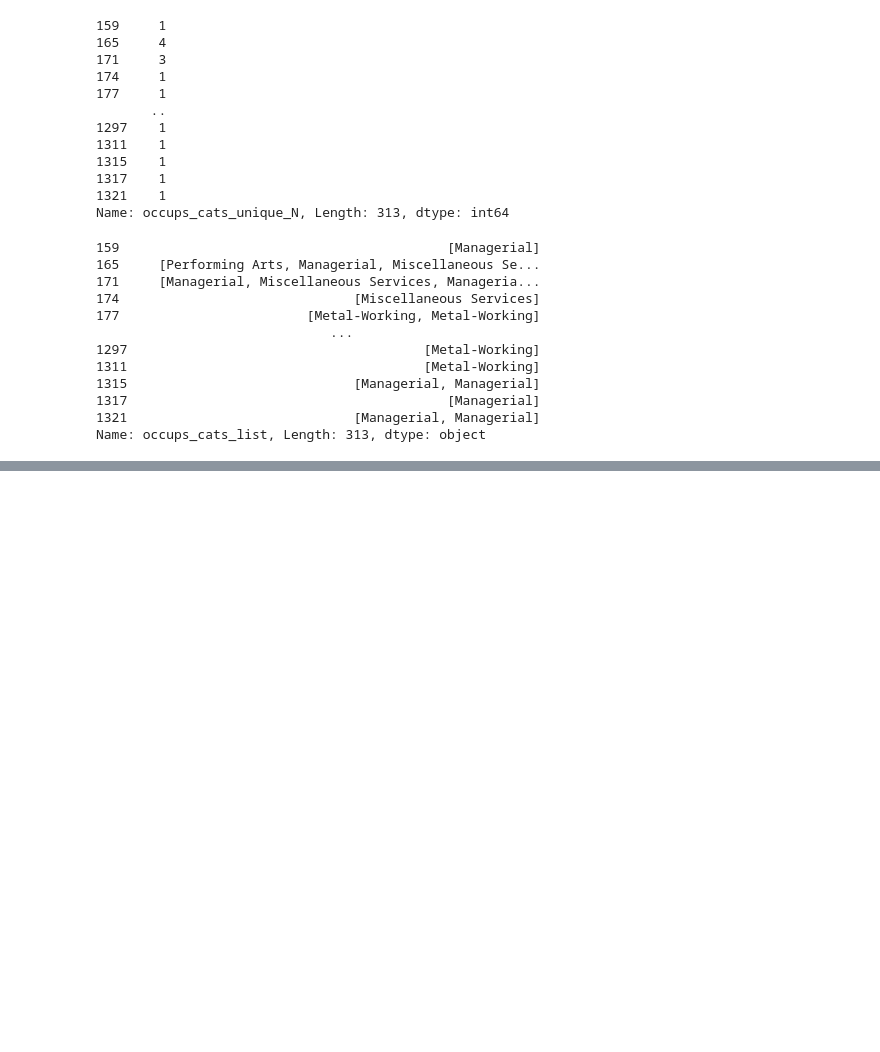
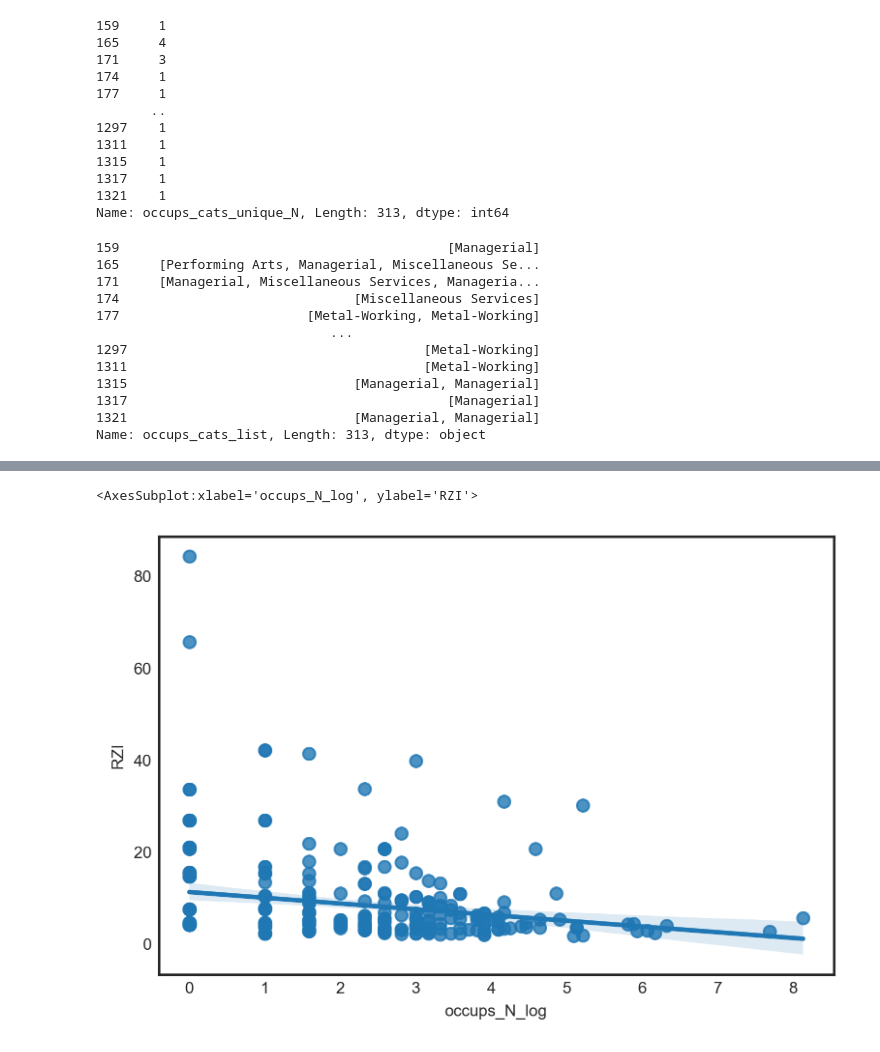
Before and after one commit to sdam-au/social_diversity, a Jupyter notebook: scripts/DIVERSITYvsSPECIALIZATION.ipynb, the cells around one changed output, grey strips where cells are left out. Drawn from its saved outputs; the diff is of its cells as text; code cells hidden in the pictures; blank space fills up the shorter version.

```diff
--- a/scripts/DIVERSITYvsSPECIALIZATION.ipynb
+++ b/scripts/DIVERSITYvsSPECIALIZATION.ipynb
@@ -447,0 +463,3 @@ Name: occups_cats_shares_vec, Length: 313, dtype: object
+# %%
+roman_cities_wo["ZI_cat"] = roman_cities_wo["shares_vec"].apply(lambda x: occups_cats_labels[np.argmax(x)])
+roman_cities_wo["ZI_cat"]
@@ -489,6 +521,6 @@ def get_shares_weighted(vec):
     shares_weighted =  np.divide(a, b, out=np.zeros_like(a), where=b!=0)
     return shares_weighted
 
-roman_cities_wo["shares_weighted"] = roman_cities_wo["occups_cats_shares_vec"].apply(lambda vec: get_shares_weighted(vec))
-roman_cities_wo["shares_weighted"]
+roman_cities_wo["shares_weighted_vec"] = roman_cities_wo["shares_vec"].apply(lambda vec: get_shares_weighted(vec))
+roman_cities_wo["shares_weighted_vec"]
 # %% [output]
@@ -506,0 +539,3 @@ Name: shares_weighted, Length: 313, dtype: object
+# %%
+roman_cities_wo["RZI"] = roman_cities_wo["shares_weighted_vec"].apply(max)
+roman_cities_wo["RZI"]
@@ -506,0 +555,3 @@ Name: shares_weighted, Length: 313, dtype: object
+# %%
+roman_cities_wo["RZI_cat"] = roman_cities_wo["shares_weighted_vec"].apply(lambda x: index_label_sum_dict[np.argmax(x)][0])
+roman_cities_wo["RZI_cat"]
@@ -506,0 +587,7 @@ Name: shares_weighted, Length: 313, dtype: object
+# %%
+# cities without Roma, POP LOG
+data=roman_cities_wo[roman_cities["Ancient Toponym"]!="Roma"]
+sns.regplot(x="occups_N_log", y="RZI", data=data)
+# %% [output]
+<AxesSubplot:xlabel='occups_N_log', ylabel='RZI'>
+[figure, added]
```
Also changed, not shown: parts of 38 cells of this notebook, 1 other file.
